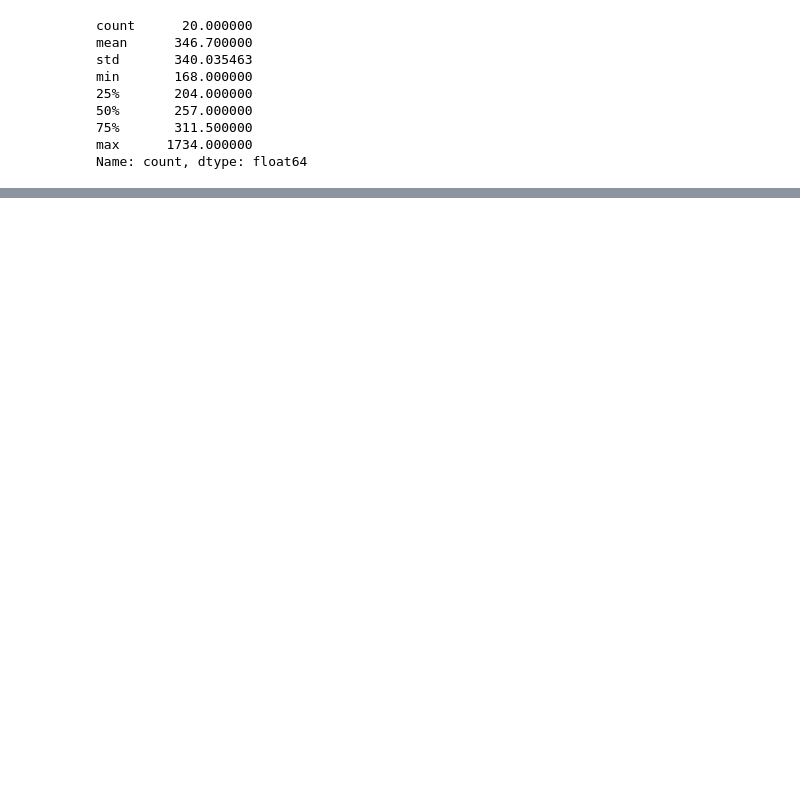
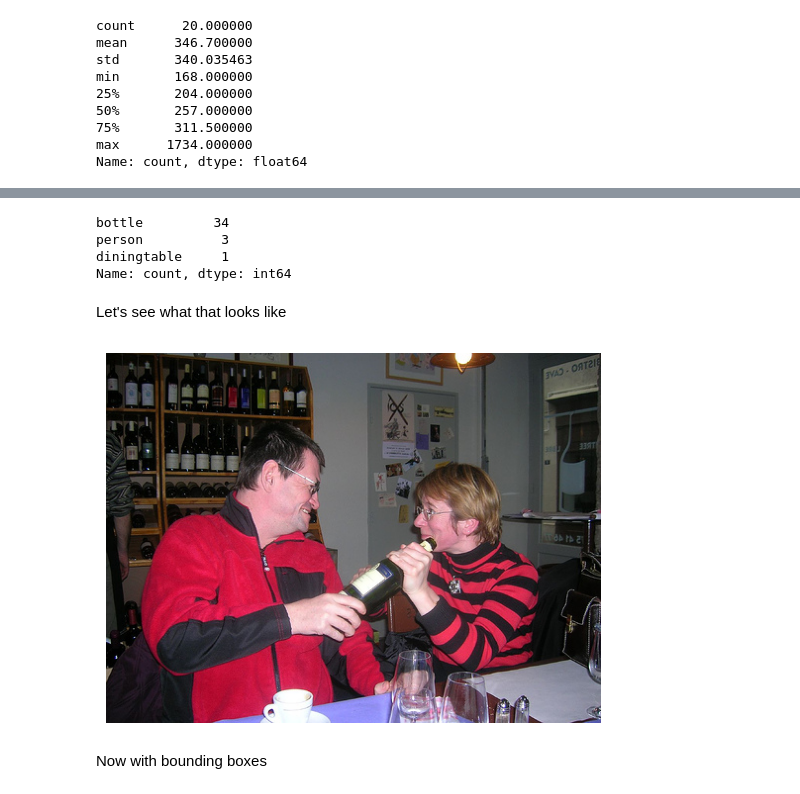
Before and after one commit to boapps/deeplearning-homework, a Jupyter notebook: data_analysis.ipynb, the cells around one changed output, grey strips where cells are left out. Saved outputs shown, nothing was run; the diff lists cells and outputs as text; code cells hidden in the pictures; blank space fills up the shorter version.

Commit message:
more data exploration

```diff
--- a/data_analysis.ipynb
+++ b/data_analysis.ipynb
@@ -164,0 +206,4 @@ Name: count, dtype: float64
+# %%
+max_value = df_image['object'].apply(len).max()
+outlier_image = df_image[df_image['object'].apply(len) == max_value]
+outlier_image
@@ -164,0 +213,20 @@ Name: count, dtype: float64
+# %%
+pd.Series(outlier_image['object_names'].values[0]).value_counts()
+# %% [output]
+bottle         34
+person          3
+diningtable     1
+Name: count, dtype: int64
+# %% [markdown]
+Let's see what that looks like
+# %%
+image_path = 'data/VOCtrainval_11-May-2012/VOCdevkit/VOC2012/JPEGImages/'+outlier_image['filename'].values[0]
+
+img = mpimg.imread(image_path)
+plt.imshow(img)
+plt.axis('off')
+plt.show()
+# %% [output]
+[figure, added]
+# %% [markdown]
+Now with bounding boxes
```
Also changed, not shown: parts of 11 cells of this notebook.
